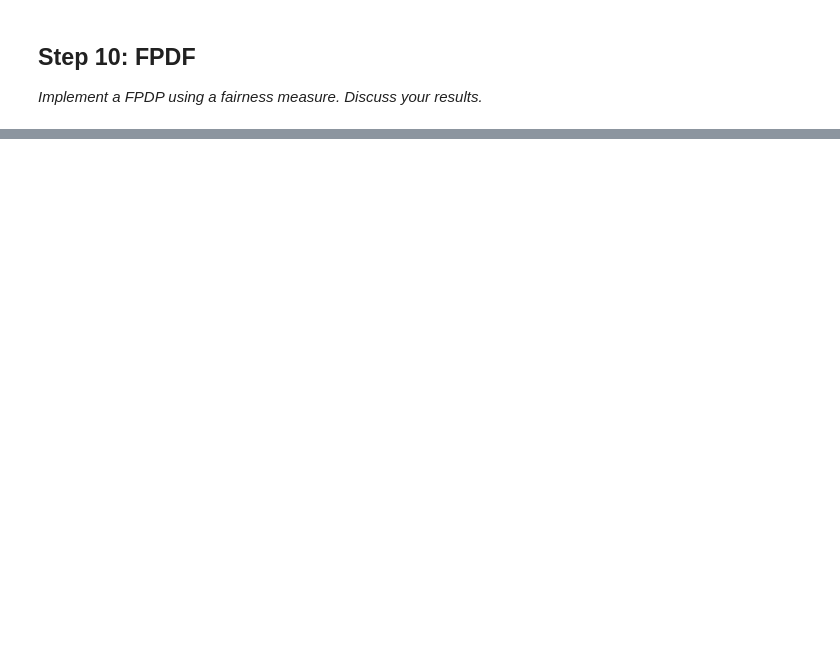
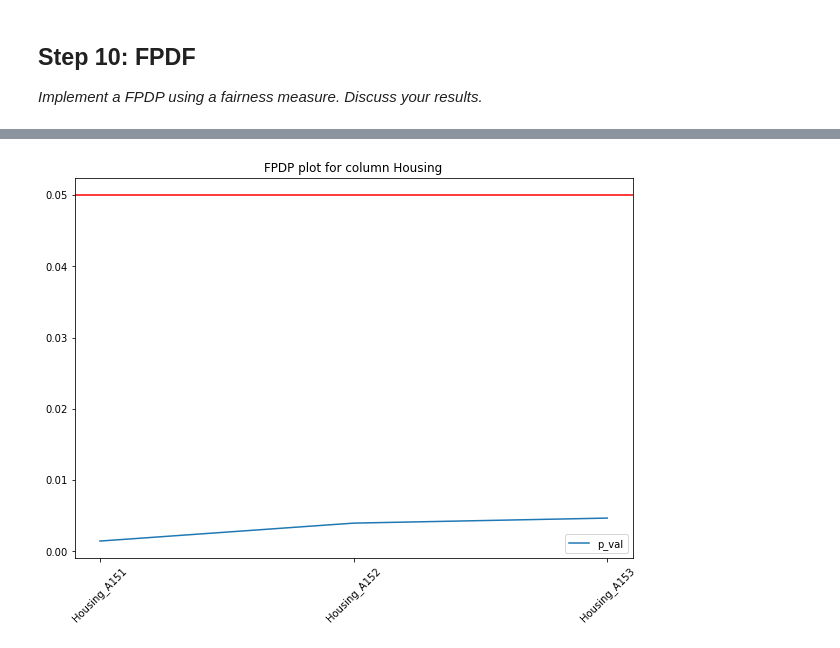
Before and after one commit to henrique-britoleao/fairness_interpretability, a Jupyter notebook: src/deliverable.ipynb, the cells around one changed output, grey strips where cells are left out. Cells and saved outputs as stored; diff of their text form; code cells hidden in the pictures; blank space fills up the shorter version.

```diff
--- a/src/deliverable.ipynb
+++ b/src/deliverable.ipynb
@@ -115,0 +129,5 @@ Odds. Discuss your results.*
+# %%
+# recover predicitons and true values
+
+y_pred = clf.predict(X_full_prep)
+y_true = data_full.loc[:, 'CreditRisk (y)']
@@ -115,0 +154,3 @@ Odds. Discuss your results.*
+# %%
+test_statistic, p_val = compute_vanilla_chi_squared(y_pred, data_full['Gender'])
+display_fairness_results(test_statistic, p_val)
@@ -117,3 +222,12 @@ Odds. Discuss your results.*
 ## Step 10: FPDF
 
 *Implement a FPDP using a fairness measure. Discuss your results.*
+# %%
+ONE_HOT_COLS = transformer.transformers_[0][1].get_feature_names(CATEGORICAL_COLS).tolist()
+
+dataset = pd.DataFrame(data=X_full_prep, columns=NUMERICAL_COLS+ONE_HOT_COLS+BINARY_COLS)
+
+dataset.columns = ONE_HOT_COLS+NUMERICAL_COLS+BINARY_COLS
+dataset = dataset.dropna()
+
+model_features = ONE_HOT_COLS+NUMERICAL_COLS+BINARY_COLS
@@ -119,0 +274,44 @@ Odds. Discuss your results.*
+# %%
+def get_fpdp_results(model, dataset:pd.DataFrame, model_features:list, column:str, group_column=None):
+    cols = [feature for feature in dataset.columns if feature.split("_")[0]==column]
+
+    if len(cols) == 1:
+        feature = column
+    else:
+        feature = cols
+    pdp_fare = fpdp_isolate(
+        model=model,
+        dataset=dataset,
+        model_features=model_features,
+        feature=feature
+    )
+
+    results = pd.DataFrame(columns=['p_val'])
+
+    for col in pdp_fare.columns:
+        preds = pdp_fare[col].apply(lambda x: 0 if x<0.5 else 1)
+
+        if group_column is not None:
+            results.loc[col, 'p_val'] =  compute_conditional_chi_squared(
+                groups=[0, 1],
+                group_column=group_column,
+                preds=preds,
+                fairness_column=dataset['Gender']
+            )[1]
+        else:
+            results.loc[col, 'p_val'] =  compute_vanilla_chi_squared(
+                preds=preds,
+                fairness_column=dataset['Gender']
+            )[1]
+
+    fig, ax = plt.subplots(figsize=(10, 7))
+    fig = results.plot(title=f'FPDP plot for column {column}', ax=ax)
+    plt.xticks(range(len(cols)), rotation=45)
+    ax.set_xticklabels(cols)
+    ax.axhline(y=0.05, color='r', linestyle='-')
+
+    return fig
+
+test = get_fpdp_results(clf, dataset, model_features, "Housing", group_column=dataset['Group'])
+# %% [output]
+[figure, added]
```
Also changed, not shown: parts of 17 cells of this notebook, 2 other files.
